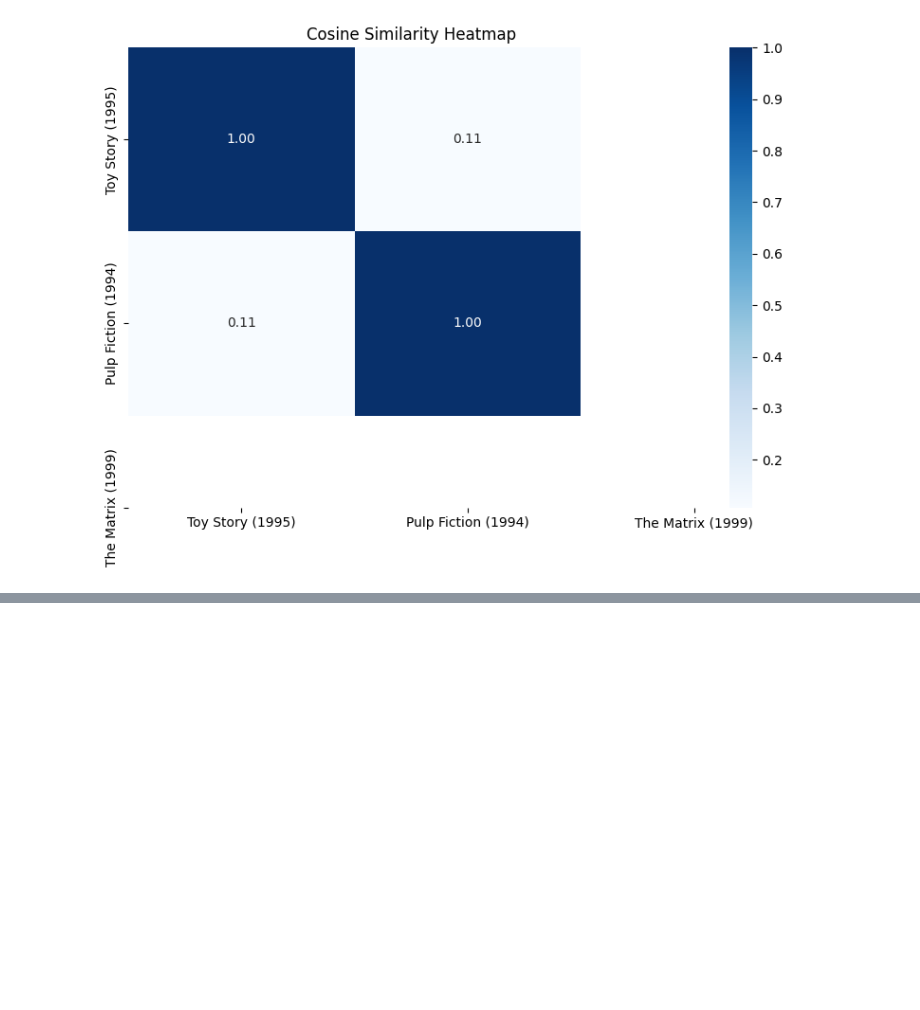
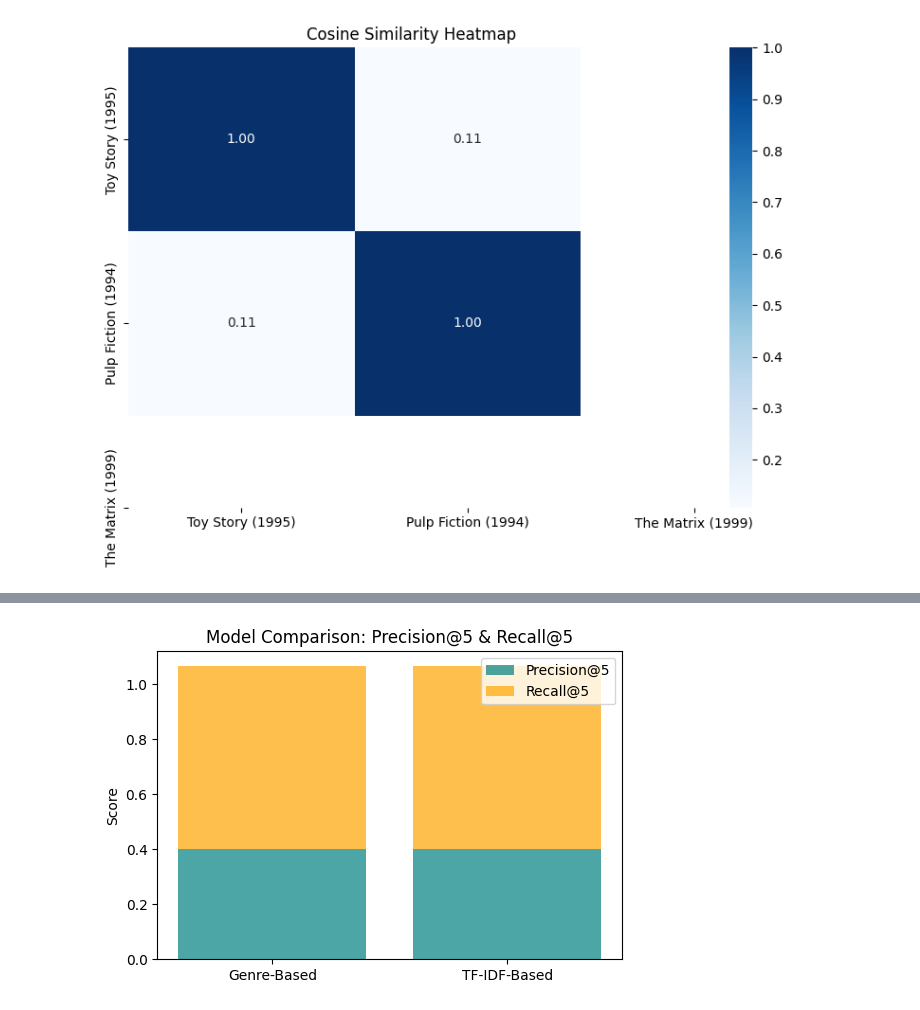
Before and after one commit to MehrdadJalali-AI/RecommenderSystems, a Jupyter notebook: TFIDF_MovieRecommender_Expanded.ipynb, the cells around one changed output, grey strips where cells are left out. Saved outputs shown, nothing was run; the diff lists cells and outputs as text; code cells hidden in the pictures; blank space fills up the shorter version.

```diff
--- a/TFIDF_MovieRecommender_Expanded.ipynb
+++ b/TFIDF_MovieRecommender_Expanded.ipynb
@@ -326,0 +359,71 @@ Passing `palette` without assigning `hue` is deprecated and will be removed in v
+# %%
+# ===============================================================
+# 🎯 Additional Section: Compare Genre-Based vs. TF-IDF Models
+# ===============================================================
+
+print("🔍 Comparing Genre-Based vs TF-IDF-Based Recommendation Models")
+
+# Step 1: Create a simple Genre-Based Similarity (binary)
+from sklearn.preprocessing import MultiLabelBinarizer
+from sklearn.metrics.pairwise import cosine_similarity
+
+# Split genres into lists
+movies['genres_list'] = movies['genres'].apply(lambda x: x.split('|') if isinstance(x, str) else [])
+
+mlb = MultiLabelBinarizer()
+genre_matrix = mlb.fit_transform(movies['genres_list'])
+genre_sim = cosine_similarity(genre_matrix, genre_matrix)
+
+print(f"✅ Genre-based similarity matrix created with shape: {genre_sim.shape}")
+
+# Step 2: Define a helper to get top-5 recommendations
+def get_top_n_recommendations(title, sim_matrix, n=5):
+    idx = indices[title]
+    sim_scores = list(enumerate(sim_matrix[idx]))
+    sim_scores = sorted(sim_scores, key=lambda x: x[1], reverse=True)
+    sim_scores = sim_scores[1:n+1]
+    movie_indices = [i[0] for i in sim_scores]
+    return movies['title'].iloc[movie_indices]
+
+# Step 3: Choose a sample movie for comparison
+sample_movie = "Toy Story (1995)"
+
+print(f"\n🎬 Top-5 Genre-Based Recommendations for: {sample_movie}")
+print(get_top_n_recommendations(sample_movie, genre_sim))
+
+print(f"\n🎬 Top-5 TF-IDF-Based Recommendations for: {sample_movie}")
+print(get_top_n_recommendations(sample_movie, cosine_sim))
+
+# Step 4: Evaluate Precision@K and Recall@K
+print("\n📊 Evaluating Recommendation Models")
+
+# Define small relevance set for demonstration
+user_relevant = ['Toy Story 2 (1999)', 'A Bug\'s Life (1998)', 'Monsters, Inc. (2001)']
+
+def precision_recall(title, sim_matrix, relevant, k=5):
+    recs = list(get_top_n_recommendations(title, sim_matrix, n=k))
+    precision = len(set(recs) & set(relevant)) / k
+    recall = len(set(recs) & set(relevant)) / len(relevant)
+    return precision, recall
+
+p_genre, r_genre = precision_recall(sample_movie, genre_sim, user_relevant)
+p_tfidf, r_tfidf = precision_recall(sample_movie, cosine_sim, user_relevant)
+
+print(f"\nGenre-Based Model → Precision@5 = {p_genre:.2f}, Recall@5 = {r_genre:.2f}")
+print(f"TF-IDF-Based Model → Precision@5 = {p_tfidf:.2f}, Recall@5 = {r_tfidf:.2f}")
+
+# Step 5: Visualize Comparison
+import matplotlib.pyplot as plt
+
+labels = ['Genre-Based', 'TF-IDF-Based']
+precision_scores = [p_genre, p_tfidf]
+recall_scores = [r_genre, r_tfidf]
+
+plt.figure(figsize=(6,4))
+plt.bar(labels, precision_scores, alpha=0.7, label='Precision@5', color='teal')
+plt.bar(labels, recall_scores, alpha=0.7, label='Recall@5', color='orange', bottom=precision_scores)
+plt.ylabel('Score')
+plt.title('Model Comparison: Precision@5 & Recall@5')
+plt.legend()
+plt.show()
+# %% [output]
@@ -326,0 +447 @@ Passing `palette` without assigning `hue` is deprecated and will be removed in v
+[figure, added]
```
Also changed, not shown: parts of 3 cells of this notebook.
